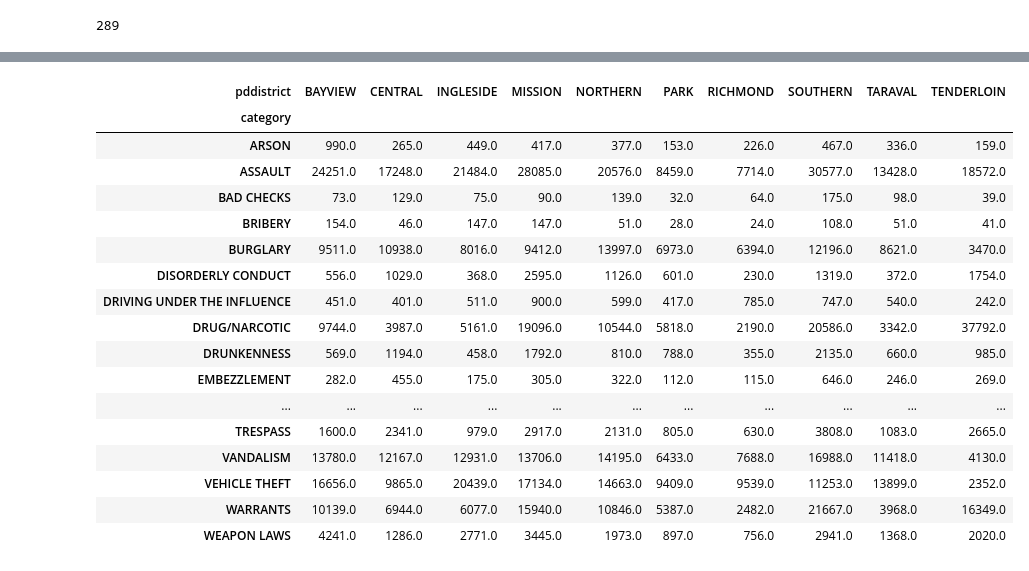
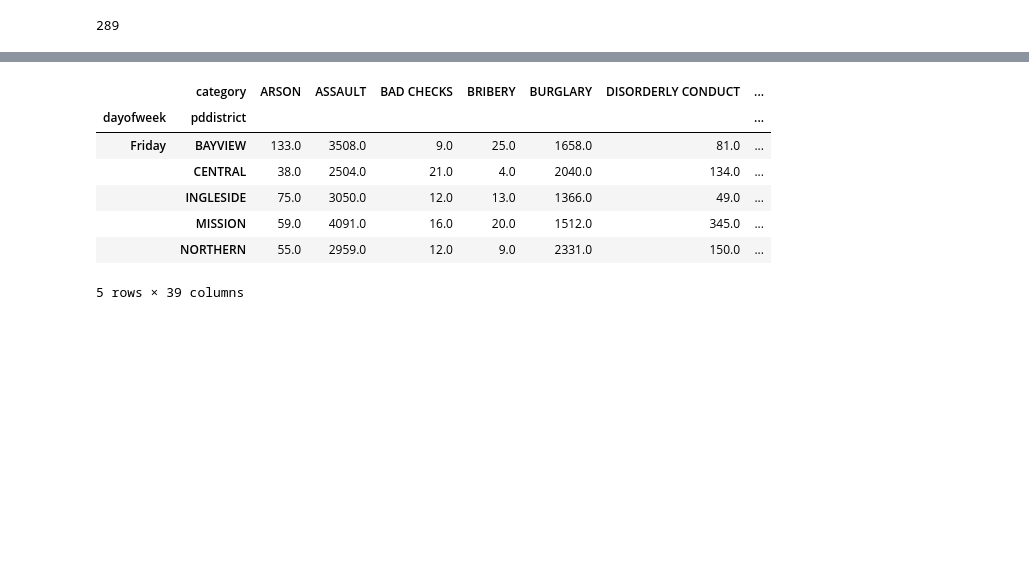
Before and after one commit to tfox72/tfox72.github.io, a Jupyter notebook: notebooks/SFPD_Pandas.ipynb, the cells around one changed output, grey strips where cells are left out. Saved outputs shown, nothing was run; the diff lists cells and outputs as text; code cells hidden in the pictures; blank space fills up the shorter version.

```diff
--- a/notebooks/SFPD_Pandas.ipynb
+++ b/notebooks/SFPD_Pandas.ipynb
@@ -127,23 +115,13 @@ df
 # %%
 # count the number of occurences per crime per district
-df = sfpd.groupby(['category','pddistrict'])['dayofweek'].count().unstack()
-df
+df = sfpd.groupby(['category','dayofweek','pddistrict'])['dayofweek'].count().unstack(0)
+df.head()
 # %% [output]
-| pddistrict | BAYVIEW | CENTRAL | INGLESIDE | MISSION | NORTHERN | PARK | RICHMOND | SOUTHERN | TARAVAL | TENDERLOIN |
-| category |  |  |  |  |  |  |  |  |  |  |
-| ARSON | 990.0 | 265.0 | 449.0 | 417.0 | 377.0 | 153.0 | 226.0 | 467.0 | 336.0 | 159.0 |
-| ASSAULT | 24251.0 | 17248.0 | 21484.0 | 28085.0 | 20576.0 | 8459.0 | 7714.0 | 30577.0 | 13428.0 | 18572.0 |
-| BAD CHECKS | 73.0 | 129.0 | 75.0 | 90.0 | 139.0 | 32.0 | 64.0 | 175.0 | 98.0 | 39.0 |
-| BRIBERY | 154.0 | 46.0 | 147.0 | 147.0 | 51.0 | 28.0 | 24.0 | 108.0 | 51.0 | 41.0 |
-| BURGLARY | 9511.0 | 10938.0 | 8016.0 | 9412.0 | 13997.0 | 6973.0 | 6394.0 | 12196.0 | 8621.0 | 3470.0 |
-| DISORDERLY CONDUCT | 556.0 | 1029.0 | 368.0 | 2595.0 | 1126.0 | 601.0 | 230.0 | 1319.0 | 372.0 | 1754.0 |
-| DRIVING UNDER THE INFLUENCE | 451.0 | 401.0 | 511.0 | 900.0 | 599.0 | 417.0 | 785.0 | 747.0 | 540.0 | 242.0 |
-| DRUG/NARCOTIC | 9744.0 | 3987.0 | 5161.0 | 19096.0 | 10544.0 | 5818.0 | 2190.0 | 20586.0 | 3342.0 | 37792.0 |
-| DRUNKENNESS | 569.0 | 1194.0 | 458.0 | 1792.0 | 810.0 | 788.0 | 355.0 | 2135.0 | 660.0 | 985.0 |
-| EMBEZZLEMENT | 282.0 | 455.0 | 175.0 | 305.0 | 322.0 | 112.0 | 115.0 | 646.0 | 246.0 | 269.0 |
-| ... | ... | ... | ... | ... | ... | ... | ... | ... | ... | ... |
-| TRESPASS | 1600.0 | 2341.0 | 979.0 | 2917.0 | 2131.0 | 805.0 | 630.0 | 3808.0 | 1083.0 | 2665.0 |
-| VANDALISM | 13780.0 | 12167.0 | 12931.0 | 13706.0 | 14195.0 | 6433.0 | 7688.0 | 16988.0 | 11418.0 | 4130.0 |
-| VEHICLE THEFT | 16656.0 | 9865.0 | 20439.0 | 17134.0 | 14663.0 | 9409.0 | 9539.0 | 11253.0 | 13899.0 | 2352.0 |
-| WARRANTS | 10139.0 | 6944.0 | 6077.0 | 15940.0 | 10846.0 | 5387.0 | 2482.0 | 21667.0 | 3968.0 | 16349.0 |
-| WEAPON LAWS | 4241.0 | 1286.0 | 2771.0 | 3445.0 | 1973.0 | 897.0 | 756.0 | 2941.0 | 1368.0 | 2020.0 |
+|  | category | ARSON | ASSAULT | BAD CHECKS | BRIBERY | BURGLARY | DISORDERLY CONDUCT | ... |
+| dayofweek | pddistrict |  |  |  |  |  |  | ... |
+| Friday | BAYVIEW | 133.0 | 3508.0 | 9.0 | 25.0 | 1658.0 | 81.0 | ... |
+|  | CENTRAL | 38.0 | 2504.0 | 21.0 | 4.0 | 2040.0 | 134.0 | ... |
+|  | INGLESIDE | 75.0 | 3050.0 | 12.0 | 13.0 | 1366.0 | 49.0 | ... |
+|  | MISSION | 59.0 | 4091.0 | 16.0 | 20.0 | 1512.0 | 345.0 | ... |
+|  | NORTHERN | 55.0 | 2959.0 | 12.0 | 9.0 | 2331.0 | 150.0 | ... |
+5 rows × 39 columns
```
Also changed, not shown: parts of 14 cells of this notebook.
